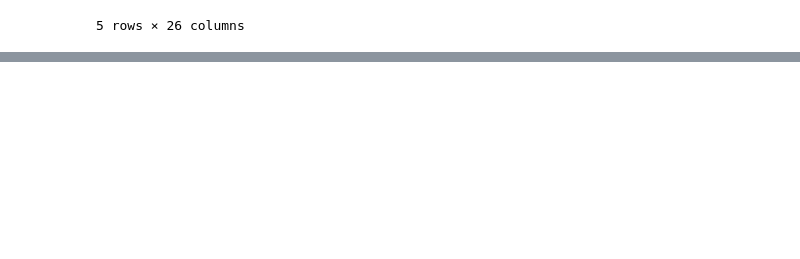
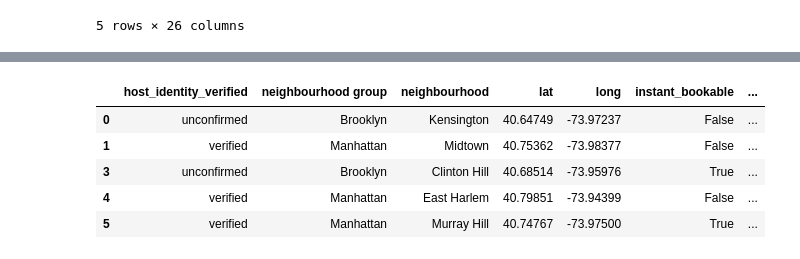
Before and after one commit to arjudavid/Project-4, a Jupyter notebook: notebooks/data_clean.ipynb, the cells around one changed output, grey strips where cells are left out. Saved outputs shown, nothing was run; the diff lists cells and outputs as text; code cells hidden in the pictures; blank space fills up the shorter version.

```diff
--- a/notebooks/data_clean.ipynb
+++ b/notebooks/data_clean.ipynb
@@ -33,0 +79,12 @@ df.head()
+# %%
+# Remove rows where 'minimum nights' or 'availability 365' is less than 0
+df_cln = df_cln[(df_cln['minimum nights'] >= 0) & (df_cln['availability 365'] >= 0)]
+
+df_cln.head()
+# %% [output]
+|  | host_identity_verified | neighbourhood group | neighbourhood | lat | long | instant_bookable | ... |
+| 0 | unconfirmed | Brooklyn | Kensington | 40.64749 | -73.97237 | False | ... |
+| 1 | verified | Manhattan | Midtown | 40.75362 | -73.98377 | False | ... |
+| 3 | unconfirmed | Brooklyn | Clinton Hill | 40.68514 | -73.95976 | True | ... |
+| 4 | verified | Manhattan | East Harlem | 40.79851 | -73.94399 | False | ... |
+| 5 | verified | Manhattan | Murray Hill | 40.74767 | -73.97500 | True | ... |
```
Also changed, not shown: parts of 12 cells of this notebook, 2 other files.
